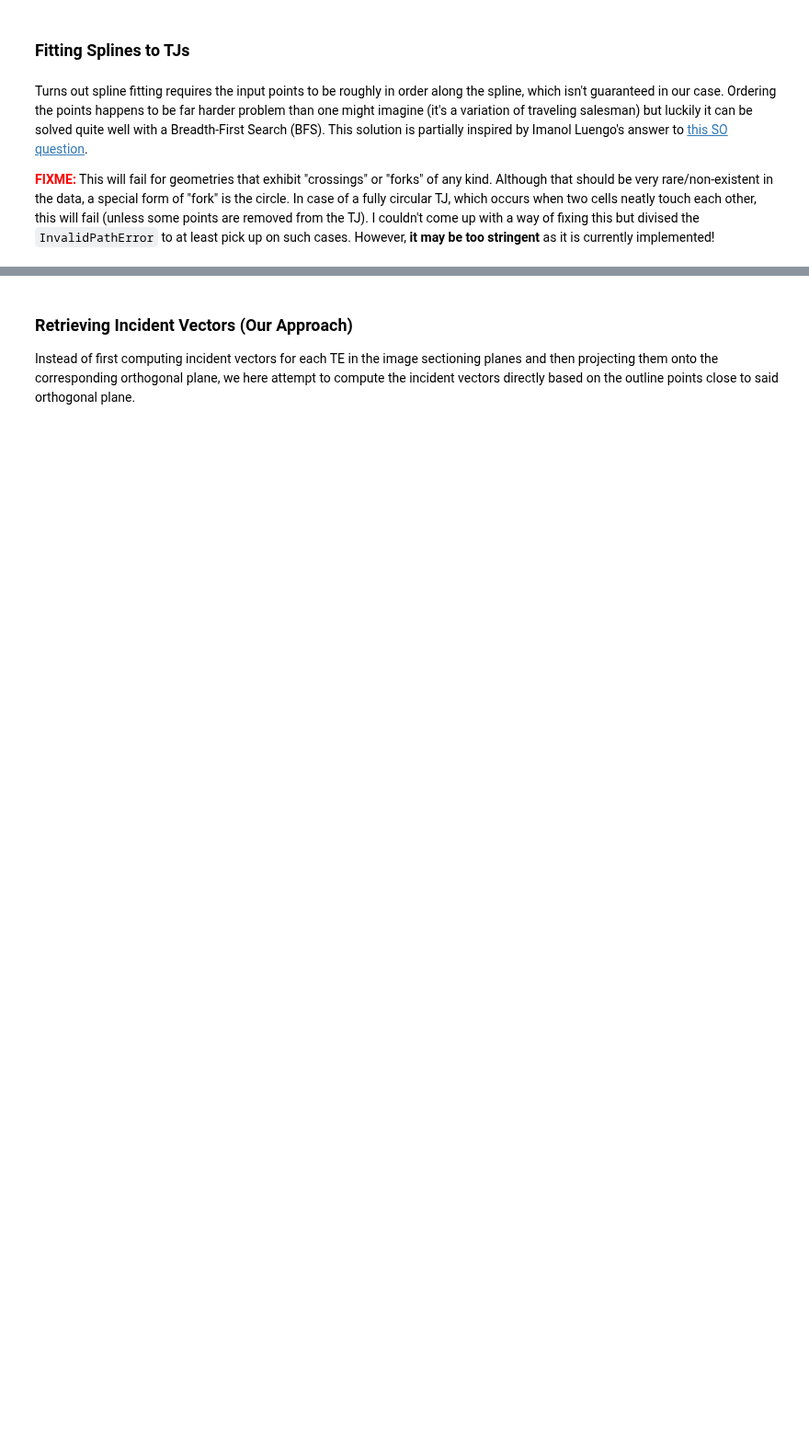
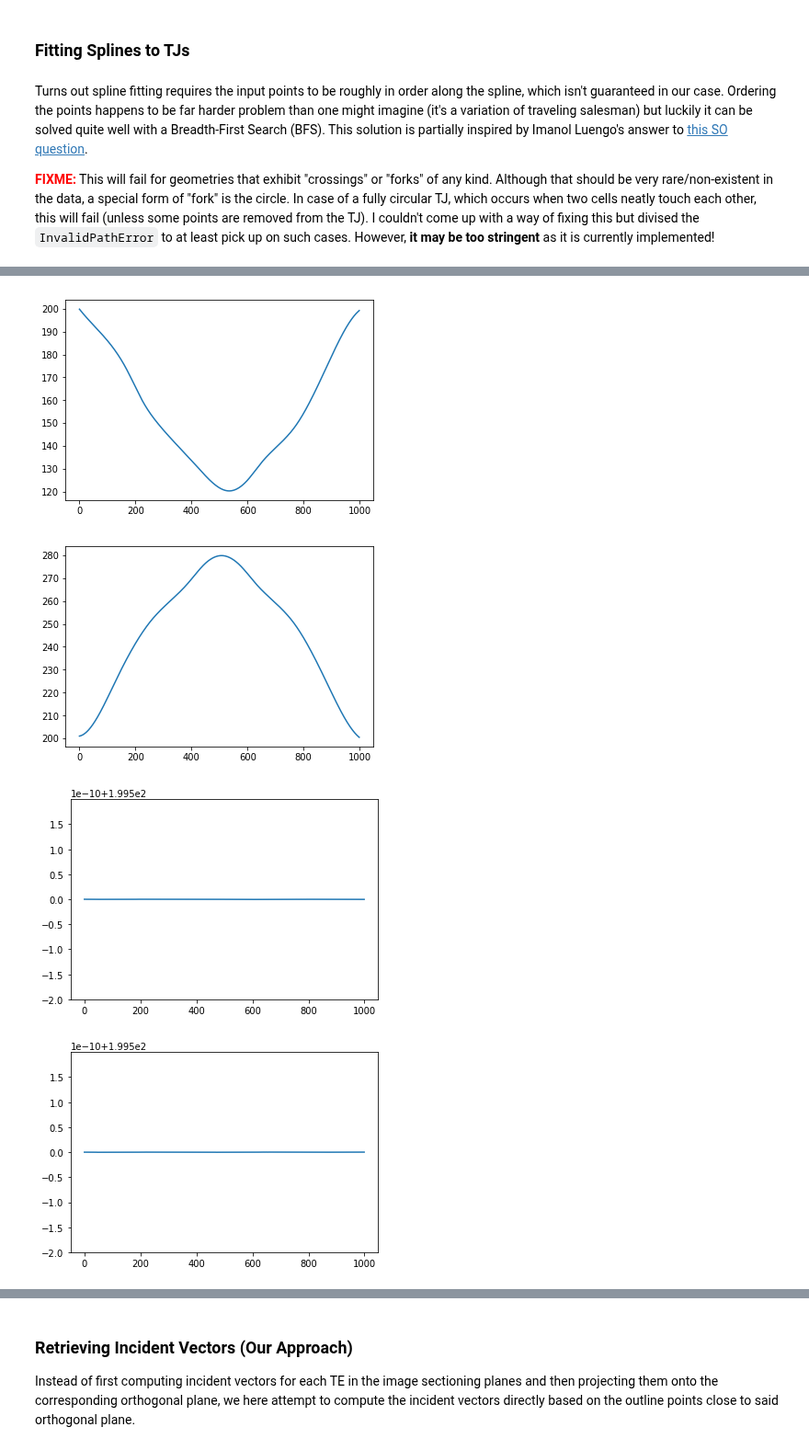
Before and after one commit to amarallab/pyCFI, a Jupyter notebook: notebooks/DEV_angles.ipynb, the cells around one changed output, grey strips where cells are left out. Shown at 92% size. Drawn from its saved outputs; the diff is of its cells as text; code cells hidden in the pictures; blank space fills up the shorter version.

```diff
--- a/notebooks/DEV_angles.ipynb
+++ b/notebooks/DEV_angles.ipynb
@@ -161,7 +174,7 @@ Turns out spline fitting requires the input points to be roughly in order along
 # %%
 ### Function to reorder TEs along the progression of the TJ
 
-def sort_line_coords(coords, N_neighbors=10, source=None, argsort=False):
+def sort_line_coords(coords, N_neighbors=10, source=None, return_argsort=False):
     """Given a set of coordinates that roughly lie on a 1D curve in mD space
     (but may be in random order), sort the points such that they roughly follow
     the curve's progression.
@@ -191,18 +204,19 @@ def sort_line_coords(coords, N_neighbors=10, source=None, argsort=False):
         the end point from which the sort is constructed. This saves a lot of
         time compared to the automated search, especially if there are many
         points, however it requires prior knowledge of the end point.
-    argsort : bool, optional, default False
+    return_argsort : bool, optional, default False
         If True, the index array that sorts the points into the best order is
-        returned. Otherwise, a sorted version of coords is returned.
+        returned as a second result. Otherwise, only a sorted version of coords
+        is returned.
 
     Returns
     -------
     sorted_coords : array of shape (N_points, M_dimensions)
         The same set of points as in the input coords but sorted along the
-        curve's progression in space. Only returned if argsort is set to False.
+        curve's progression in space.
     best_path : array of shape (N_points,)
         Index array that sorts points along the curve's progression in space.
-        Only returned if argsort is set to True.
+        Only returned if return_argsort is set to True.
 
     Exceptions
     ----------
@@ -266,8 +280,8 @@ def sort_line_coords(coords, N_neighbors=10, source=None, argsort=False):
                                    "curve is cyclical or has a fork/crossing.")
 
     # Sort coords and return
-    if argsort:
-        return best_path
+    if return_argsort:
+        return coords[best_path], best_path
     else:
         return coords[best_path]
 # %%
@@ -324,30 +340,40 @@ def wrap_splprep(coords, k=3, verbose=False):
 # %%
 ### Perform sorting and spline fitting on all TJs
 
+TJs_splord = {}  # Index array to sort points along curve
 TJs_spltck = {}  # tck values of the spline
 TJs_splev  = {}  # TJ coordinates from spline evaluation
 TJs_spltng = {}  # tangent vectors to the spline
 for TJ_ID in TJs.keys():
 
     # Sort coords along the line
-    TJs[TJ_ID] = sort_line_coords(TJs[TJ_ID])
+    TJs[TJ_ID], TJs_splord[TJ_ID] = sort_line_coords(TJs[TJ_ID], return_argsort=True)
 
     # Perform spline fitting
     tck = wrap_splprep(TJs[TJ_ID])
     TJs_spltck[TJ_ID] = tck
 
     # Evaluate the spline along regular intervals
-    ev = interpolate.splev(np.linspace(0.0, 1.0, 100), tck)
+    ev = interpolate.splev(np.linspace(0.0, 1.0, 1000), tck)
     ev = np.array(ev).T
     TJs_splev[TJ_ID] = ev
 
     # Also evaluate with slight deviation forward and backward
-    evD1 = np.array(interpolate.splev(np.linspace(0.0, 1.0, 100)+10e-3, tck)).T
-    evD2 = np.array(interpolate.splev(np.linspace(0.0, 1.0, 100)-10e-3, tck)).T
+    evD1 = np.array(interpolate.splev(np.linspace(0.0, 1.0, 1000)+10e-2, tck)).T
+    evD2 = np.array(interpolate.splev(np.linspace(0.0, 1.0, 1000)-10e-2, tck)).T
 
     # Approximate the tangent vector as the sum of the deviatory vectors
     tangent_vec = (evD1 - ev) + (ev - evD2)
     TJs_spltng[TJ_ID] = tangent_vec
+# %%
+for TJ_num,TJ_ID in enumerate(TJs.keys()):
+    plt.plot(TJs_splev[TJ_ID][:,2])
+    plt.show()
+# %% [output]
+[figure, added]
+[figure, added]
+[figure, added]
+[figure, added]
 # %%
 ### Visualize the fitted splines as 3D scatter
 
```
Also changed, not shown: parts of 19 cells of this notebook.
